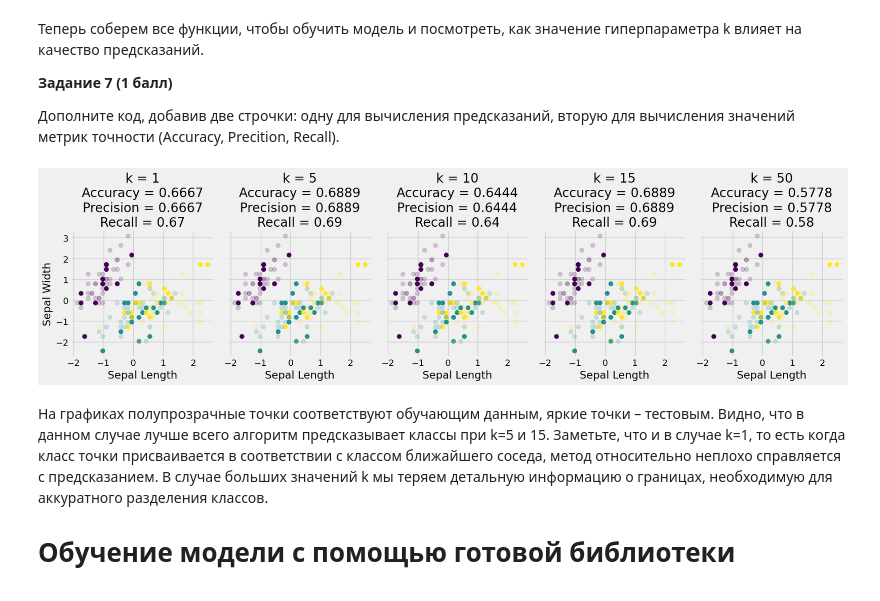
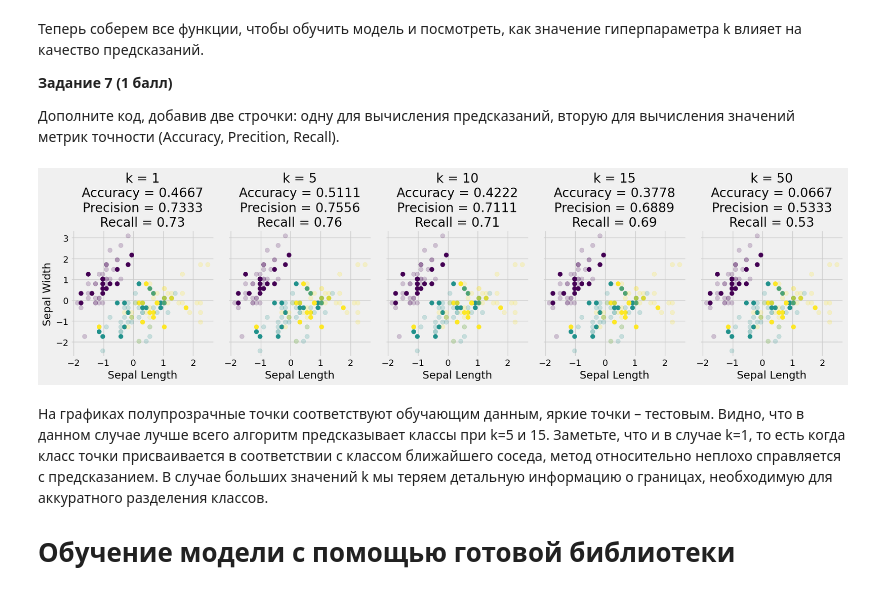
Before and after one commit to olgapoletkina/mipt_data_science_ML, a Jupyter notebook: Lecture_02_assignments_2024.ipynb, the cells around one changed output. Saved outputs shown, nothing was run; the diff lists cells and outputs as text; code cells hidden in the pictures.

```diff
--- a/Lecture_02_assignments_2024.ipynb
+++ b/Lecture_02_assignments_2024.ipynb
@@ -181,5 +203,10 @@ np.random.seed(21)
 
 X_train, X_test, y_train, y_test = train_test_split(
     # НАЧАЛО ВАШЕГО РЕШЕНИЯ
+    iris_values_scaled,
+    iris_target_encoded,
+    test_size=0.3,
+    stratify=iris_target_encoded,
+    random_state=42
     # КОНЕЦ ВАШЕГО РЕШЕНИЯ
     )
@@ -200,6 +241,8 @@ assert y_test.shape == (45,)
 # %%
 def euclidean_distance(point1, point2):
     # НАЧАЛО ВАШЕГО РЕШЕНИЯ
+    point1, point2 = np.array(point1), np.array(point2)
+    distance = np.sqrt(np.sum((point1 - point2)**2))
     # КОНЕЦ ВАШЕГО РЕШЕНИЯ
     return distance
 # %%
@@ -232,6 +275,21 @@ assert euclidean_distance(np.array([1,1]), np.array([1,1])) == 0.0
 # Реализация KNN
 def knn_predict(X_train, y_train, X_test, k):
     # НАЧАЛО ВАШЕГО РЕШЕНИЯ
+    predictions = []
+
+    y_train = np.array(y_train)
+
+    for i in X_test:
+        distances = []
+        for j in X_train:
+            eucl_dist = euclidean_distance(i, j)
+            distances.append(eucl_dist)
+        index_sort = np.argsort(distances)
+        nearest_k = index_sort[:k]
+        y_nearest = y_train[nearest_k]
+        # y_pred = mode(y_nearest).mode[0]
+        y_pred = round(np.mean(y_nearest))
+        predictions.append(y_pred)
     # КОНЕЦ ВАШЕГО РЕШЕНИЯ
 
     return np.array(predictions)
@@ -247,6 +335,9 @@ assert knn_predict([1, 3, 5, 7, 9], [0, 0, 0, 1, 1], [8], 1) == 1
 def classification_metrics(y_test, y_pred):
     # Подсчtт количества истинных положительных (TP), ложных положительных (FP), ложных отрицательных (FN)
     TP = FP = FN = 0
+
+    y_test = np.array(y_test)
+    y_pred = np.array(y_pred)
 
     # Примерные подсчеты для многоклассовой задачи
     for true, pred in zip(y_test, y_pred):
@@ -255,8 +346,11 @@ def classification_metrics(y_test, y_pred):
         else:
             FP += 1  # Ложно положительный (ошибочная классификация)
             FN += 1  # Ложно отрицательный (классификация как другой класс)
-
+    TN = len(y_test) - (TP + FP + FN)
     # НАЧАЛО ВАШЕГО РЕШЕНИЯ
+    accuracy = (TP + TN) / len(y_test) if len(y_test) > 0 else 0
+    precision = TP / (TP + FP) if (TP + FP) > 0 else 0
+    recall = TP / (TP + FN) if (TP + FN) > 0 else 0
     # КОНЕЦ ВАШЕГО РЕШЕНИЯ
 
     return accuracy, precision, recall
@@ -269,28 +363,30 @@ def classification_metrics(y_test, y_pred):
 # %%
 from sklearn.metrics import accuracy_score
 
 # Диапазон значений k, которые мы будем тестировать
 k_values = [1, 5, 10, 15, 50]
 
 
 # Создаем фигуру и оси для графиков
 fig, axes = plt.subplots(1, len(k_values), figsize=(18, 5), sharey=True)
 
 for i, k in enumerate(k_values):
     # НАЧАЛО ВАШЕГО РЕШЕНИЯ
+    y_pred = knn_predict(X_train, y_train, X_test, k)
+    accuracy, precision, recall = classification_metrics(y_test, y_pred)
     # КОНЕЦ ВАШЕГО РЕШЕНИЯ
 
     # График, иллюстрирующий результаты при данном k
     axes[i].scatter(X_test[:, 0], X_test[:, 1], c=y_test, s=50)
     axes[i].scatter(X_train[:, 0], X_train[:, 1], c=y_train, alpha=0.2, s=50)
     axes[i].set_title(f"k = {k}\nAccuracy = {accuracy:.4f}\nPrecision = {precision:.4f}\nRecall = {recall:.2f}")
     axes[i].set_xlabel("Sepal Length")
 
 axes[0].set_ylabel("Sepal Width")
 plt.tight_layout()
 plt.show()
 # %% [output]
-[figure, old version]
+[figure, new version]
 # %% [markdown]
 На графиках полупрозрачные точки соответствуют обучающим данным, яркие точки – тестовым. Видно, что в данном случае лучше всего алгоритм предсказывает классы при k=5 и 15. Заметьте, что и в случае k=1, то есть когда класс точки присваивается в соответствии с классом ближайшего соседа, метод относительно неплохо справляется с предсказанием. В случае больших значений k мы теряем детальную информацию о границах, необходимую для аккуратного разделения классов.
 
```
Also changed, not shown: parts of 9 cells of this notebook.
